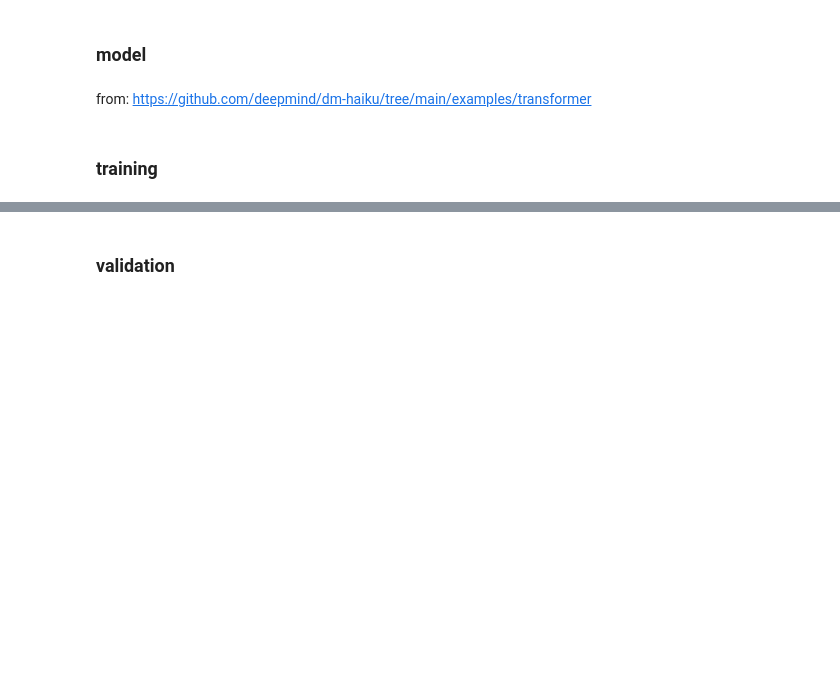
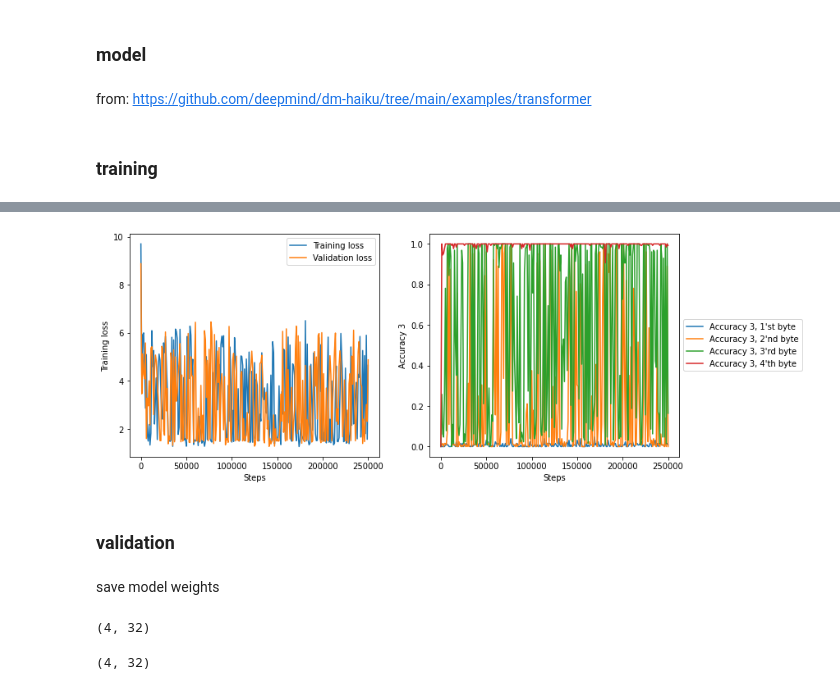
Before and after one commit to mmuravytskyi/snmp-madness, a Jupyter notebook: transformer_model.ipynb, the cells around one changed output, grey strips where cells are left out. Drawn from its saved outputs; the diff is of its cells as text; code cells hidden in the pictures; blank space fills up the shorter version.

```diff
--- a/transformer_model.ipynb
+++ b/transformer_model.ipynb
@@ -439,3 +569,20 @@ plt.show()
+# %%
+if not LOAD_WEIGHTS:
+    fig, (ax1, ax2) = plt.subplots(1, 2, figsize = (12, 5))
+    ax1.plot(metrics_avg['step'], metrics_avg['loss'], label = "Training loss")
+    ax1.plot(metrics_avg['step'], metrics_avg['valid_loss'], label = "Validation loss")
+    ax1.set(xlabel='Steps', ylabel='Training loss')
+    ax1.legend()
+
+    ax2.plot(metrics_avg['step'], metrics_avg['accuracy_3'][0], label = "Accuracy 3, 1'st byte")
+    ax2.plot(metrics_avg['step'], metrics_avg['accuracy_3'][1], label = "Accuracy 3, 2'nd byte")
+    ax2.plot(metrics_avg['step'], metrics_avg['accuracy_3'][2], label = "Accuracy 3, 3'rd byte")
+    ax2.plot(metrics_avg['step'], metrics_avg['accuracy_3'][3], label = "Accuracy 3, 4'th byte")
+    ax2.set(xlabel='Steps', ylabel='Accuracy 3')
+    ax2.legend(loc='center left', bbox_to_anchor=(1, 0.5))
+    fig.show()
+# %% [output]
+[figure, added]
 # %% [markdown]
 ### validation
 # %%
@@ -446,2 +593,4 @@ else:
+# %% [markdown]
+save model weights
 # %%
 if not LOAD_WEIGHTS:
@@ -484,7 +626,7 @@ def generate_full_seq(context: jnp.array) -> jnp.array:
 # %%
 test_batch = preproc_data(next(test_di))
-rng = jax.random.PRNGKey(SEED + 10)
-rng, new_rng = jax.random.split(rng)
 
-_predictions = generate_full_seq.apply(model_weights, new_rng, test_batch.inputs)
+_predictions, lg = generate_full_seq.apply(model_weights, next(rng), test_batch.inputs)
 _predictions.shape
+# %% [output]
+(4, 32)
@@ -494,3 +633,6 @@ context = jnp.apply_along_axis(lambda x: jnp.sum(x*mask), -1, context)
 # %%
+context = decode_bytes(test_batch.targets)
 context.shape
+# %% [output]
+(4, 32)
 # %%
```
Also changed, not shown: parts of 62 cells of this notebook.
